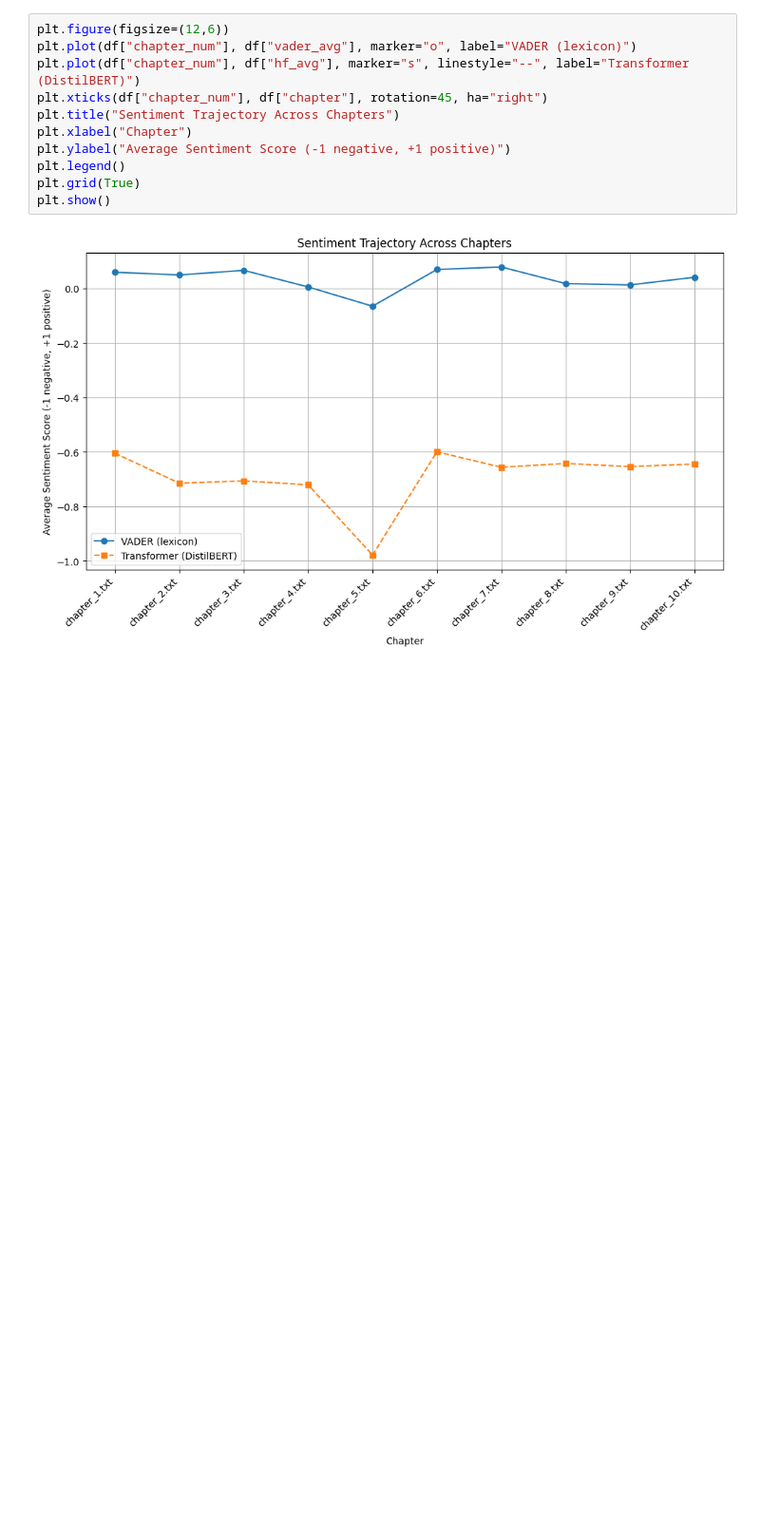
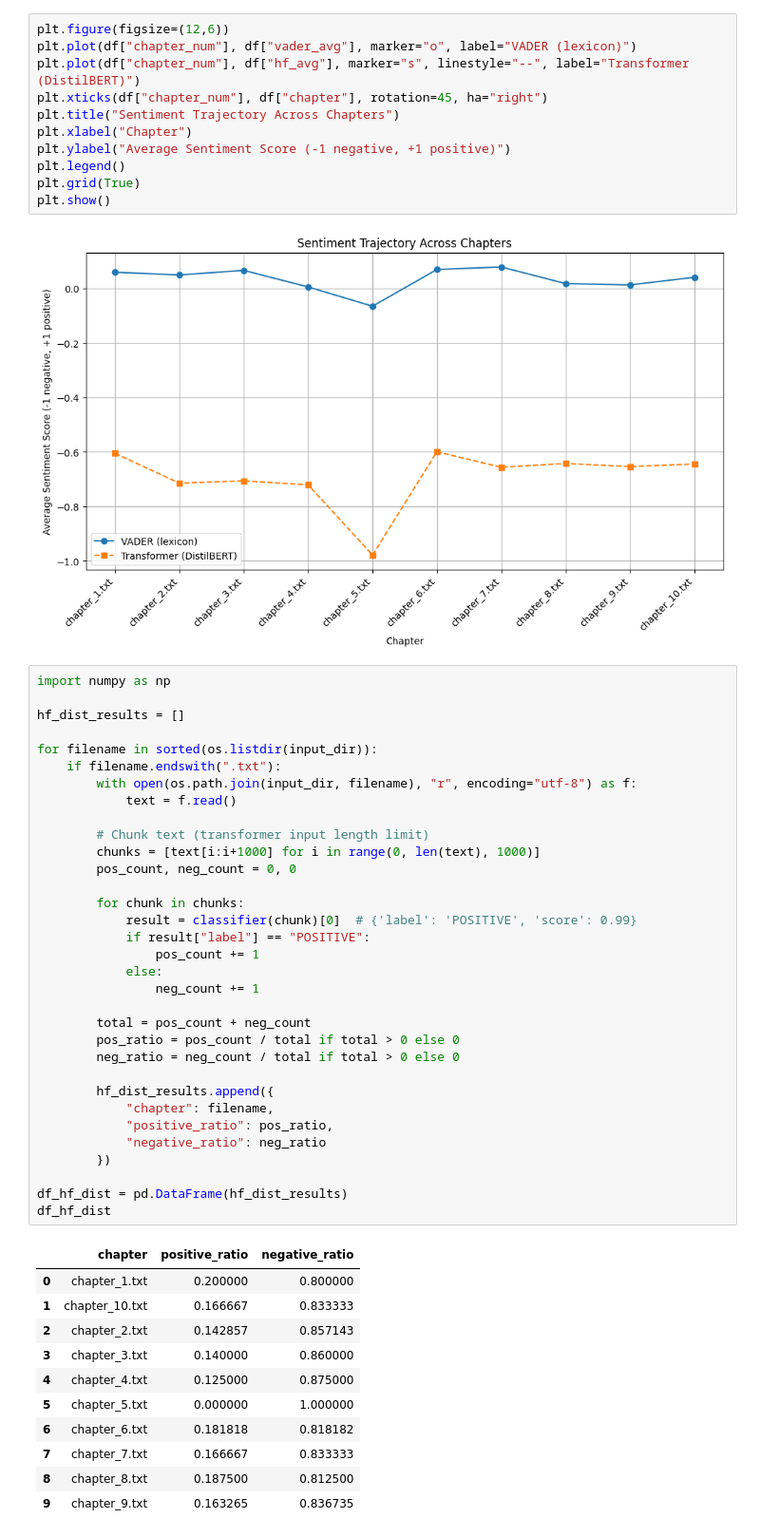
Before and after one commit to wardwalton15/kafka_trial_analysis, a Jupyter notebook: notebooks/03_sentiment_analysis.ipynb, the cells around one changed output. Shown at 95% size. Cells and saved outputs as stored; diff of their text form; blank space fills up the shorter version.

```diff
--- a/notebooks/03_sentiment_analysis.ipynb
+++ b/notebooks/03_sentiment_analysis.ipynb
@@ -164,3 +161,48 @@ plt.grid(True)
 plt.show()
 # %% [output]
 [figure]
+# %%
+import numpy as np
+
+hf_dist_results = []
+
+for filename in sorted(os.listdir(input_dir)):
+    if filename.endswith(".txt"):
+        with open(os.path.join(input_dir, filename), "r", encoding="utf-8") as f:
+            text = f.read()
+
+        # Chunk text (transformer input length limit)
+        chunks = [text[i:i+1000] for i in range(0, len(text), 1000)]
+        pos_count, neg_count = 0, 0
+
+        for chunk in chunks:
+            result = classifier(chunk)[0]  # {'label': 'POSITIVE', 'score': 0.99}
+            if result["label"] == "POSITIVE":
+                pos_count += 1
+            else:
+                neg_count += 1
+
+        total = pos_count + neg_count
+        pos_ratio = pos_count / total if total > 0 else 0
+        neg_ratio = neg_count / total if total > 0 else 0
+
+        hf_dist_results.append({
+            "chapter": filename,
+            "positive_ratio": pos_ratio,
+            "negative_ratio": neg_ratio
+        })
+
+df_hf_dist = pd.DataFrame(hf_dist_results)
+df_hf_dist
+# %% [output]
+|  | chapter | positive_ratio | negative_ratio |
+| 0 | chapter_1.txt | 0.200000 | 0.800000 |
+| 1 | chapter_10.txt | 0.166667 | 0.833333 |
+| 2 | chapter_2.txt | 0.142857 | 0.857143 |
+| 3 | chapter_3.txt | 0.140000 | 0.860000 |
+| 4 | chapter_4.txt | 0.125000 | 0.875000 |
+| 5 | chapter_5.txt | 0.000000 | 1.000000 |
+| 6 | chapter_6.txt | 0.181818 | 0.818182 |
+| 7 | chapter_7.txt | 0.166667 | 0.833333 |
+| 8 | chapter_8.txt | 0.187500 | 0.812500 |
+| 9 | chapter_9.txt | 0.163265 | 0.836735 |
```
Also changed, not shown: parts of 2 cells of this notebook.
